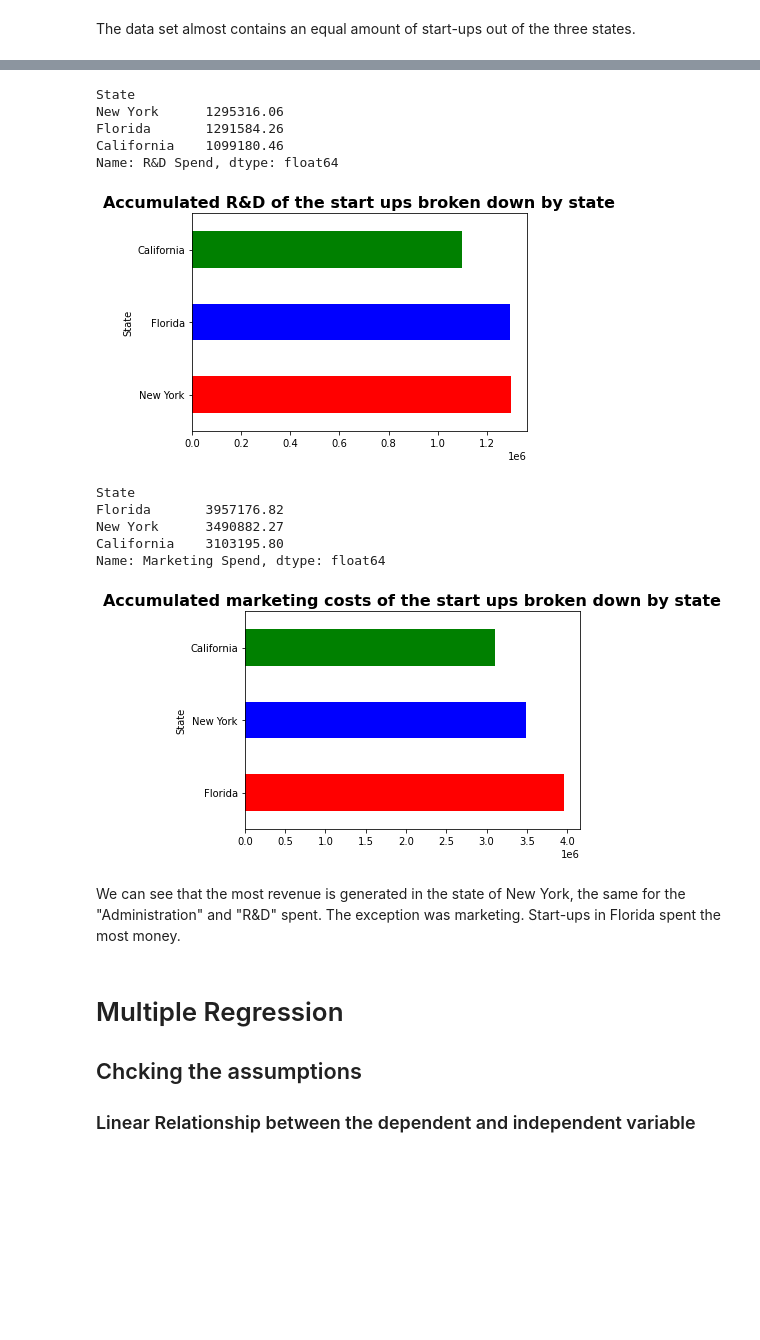
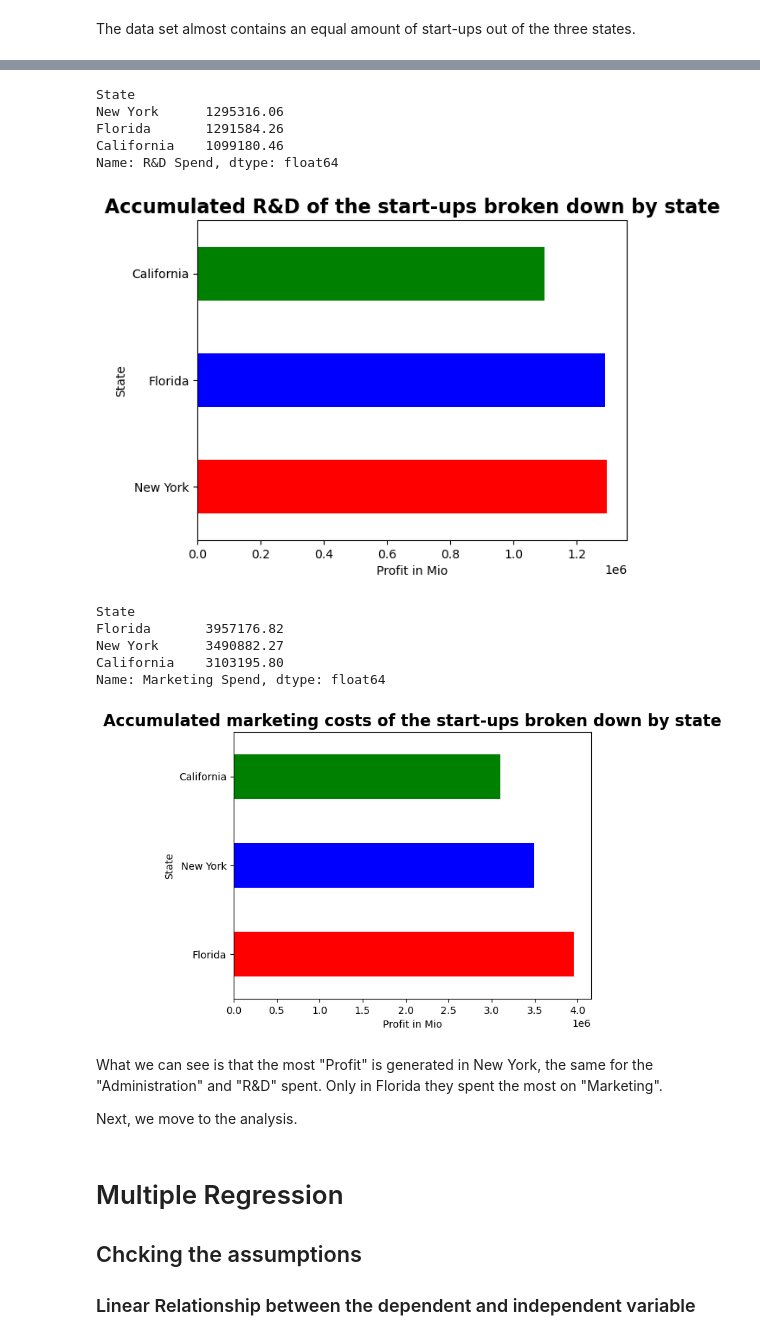
Before and after one commit to Gandji94/linear_regression, a Jupyter notebook: profit_of_start_ups/python_code/Start_ups.ipynb, the cells around one changed output, grey strips where cells are left out. Drawn from its saved outputs; the diff is of its cells as text; code cells hidden in the pictures; blank space fills up the shorter version.

```diff
--- a/profit_of_start_ups/python_code/Start_ups.ipynb
+++ b/profit_of_start_ups/python_code/Start_ups.ipynb
@@ -20,7 +17,7 @@ In the following case study I want to do a multiple regression to predict the pr
 # %% [markdown]
 # Data cleaning
 # %%
-file='data50.csv'
+file='/Users/alexandergandji/Desktop/Course_Folder/Case Study/Regression/start_up/50_Startups.csv'
 df=pd.read_csv(file)
-df
+df.head()
 # %% [output]
@@ -121,19 +107,21 @@ Name: Administration, dtype: float64
 # %%
-#Accumulated R&D of the start ups broken down by state
+#Accumulated R&D of the start-ups broken down by state
 df.groupby('State')['R&D Spend'].sum().sort_values(ascending=False).plot(kind='barh', color=['red', 'blue', 'green'])
-plt.title('Accumulated R&D of the start ups broken down by state', size=16, fontweight='bold')
+plt.xlabel('Profit in Mio')
+plt.title('Accumulated R&D of the start-ups broken down by state', size=16, fontweight='bold')
 print(df.groupby('State')['R&D Spend'].sum().sort_values(ascending=False))
 # %% [output]
 State
 New York      1295316.06
 Florida       1291584.26
 California    1099180.46
 Name: R&D Spend, dtype: float64
-[figure, old version]
+[figure, new version]
 # %%
-#Accumulated marketing costs of the start ups broken down by state
+#Accumulated marketing costs of the start-ups broken down by state
 df.groupby('State')['Marketing Spend'].sum().sort_values(ascending=False).plot(kind='barh', color=['red', 'blue', 'green'])
-plt.title('Accumulated marketing costs of the start ups broken down by state', size=16, fontweight='bold')
+plt.title('Accumulated marketing costs of the start-ups broken down by state', size=16, fontweight='bold')
+plt.xlabel('Profit in Mio')
 print(df.groupby('State')['Marketing Spend'].sum().sort_values(ascending=False))
 # %% [output]
 State
@@ -141,9 +129,11 @@ Florida       3957176.82
 New York      3490882.27
 California    3103195.80
 Name: Marketing Spend, dtype: float64
-[figure, old version]
+[figure, new version]
 # %% [markdown]
-We can see that the most revenue is generated in the state of New York, the same for the "Administration" and "R&D" spent. The exception was marketing. Start-ups in Florida spent the most money.
+What we can see is that the most "Profit" is generated in New York, the same for the "Administration" and "R&D" spent. Only in Florida they spent the most on "Marketing".
+
+Next, we move to the analysis.
 # %% [markdown]
 # Multiple Regression
 ## Chcking the assumptions
```
Also changed, not shown: parts of 32 cells of this notebook.
